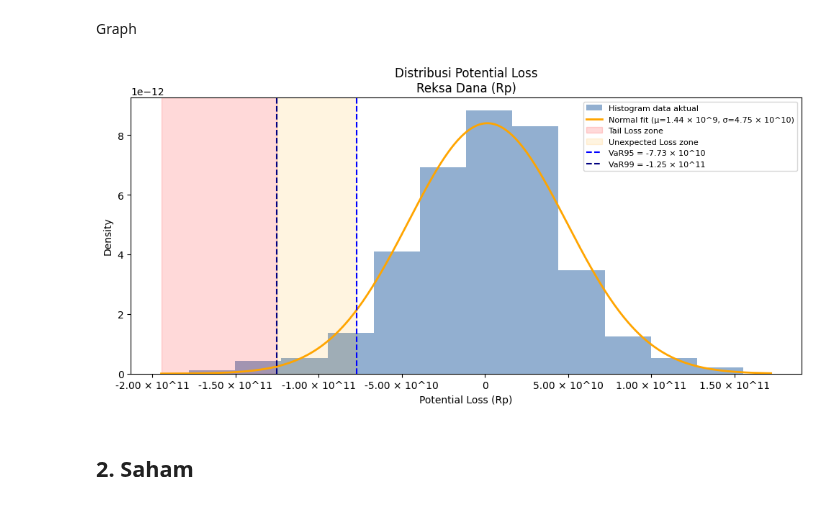
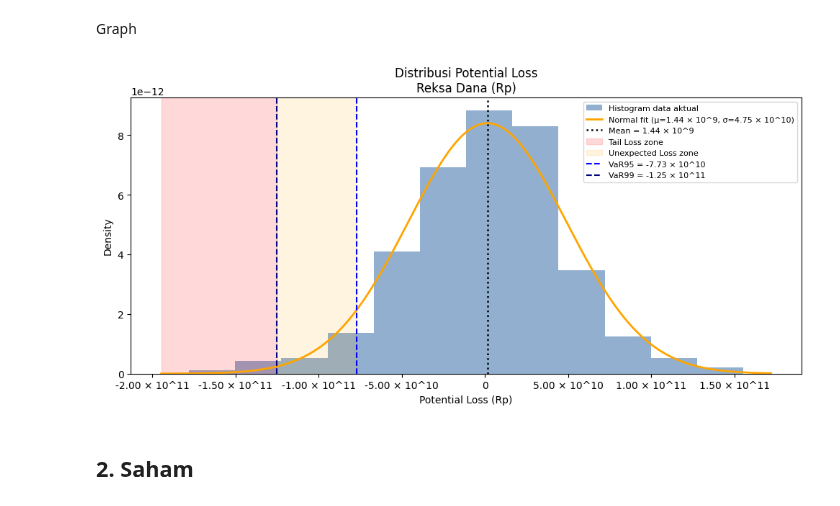
Before and after one commit to iqbaltanjung97/VaR, a Jupyter notebook: VaR_revised.ipynb, the cells around one changed output. Cells and saved outputs as stored; diff of their text form; code cells hidden in the pictures.

```diff
--- a/VaR_revised.ipynb
+++ b/VaR_revised.ipynb
@@ -217,38 +217,45 @@ ax.plot(x, y,
         linewidth=2, color="orange",
         label=f"Normal fit (μ={sci_fmt(mu)}, σ={sci_fmt(sigma)})")
 
+# Mean Line
+ax.axvline(mu,
+           linestyle=":",
+           linewidth=1.8,
+           color="black",
+           label=f"Mean = {sci_fmt(mu)}")
+
 # Shading VaR zones
 ax.axvspan(x_min - 0.05*x_range, q01,
            alpha=0.15, color="red", label="Tail Loss zone")
 ax.axvspan(q01, q05,
            alpha=0.12, color="orange", label="Unexpected Loss zone")
 
 # VaR lines
 ax.axvline(q05, linestyle="--", linewidth=1.5, color="blue",
            label=f"VaR95 = {sci_fmt(q05)}")
 ax.axvline(q01, linestyle="--", linewidth=1.5, color="navy",
            label=f"VaR99 = {sci_fmt(q01)}")
 
 # Threshold lines
 # ax.axvline(lim, linestyle=":", linewidth=1.5, color="green",
 #            label=f"Limit = {sci_fmt(lim)}")
 # ax.axvline(app, linestyle=":", linewidth=1.5, color="gold",
 #            label=f"Appetite = {sci_fmt(app)}")
 # ax.axvline(tol, linestyle=":", linewidth=1.5, color="red",
 #            label=f"Tolerance = {sci_fmt(tol)}")
 
 # Use engineering-style formatting on x-axis
 ax.xaxis.set_major_formatter(fmt)
 
 ax.set_title(f"Distribusi Potential Loss\n{ASSET_NAME} (Rp)")
 ax.set_xlabel("Potential Loss (Rp)")
 ax.set_ylabel("Density")
 ax.grid(False)
 ax.legend(fontsize=8, frameon=True)
 plt.tight_layout()
 plt.show()
 # %% [output]
-[figure, old version]
+[figure, new version]
 # %% [markdown]
 ## 2. Saham
 # %%
```
Also changed, not shown: parts of 7 cells of this notebook.
